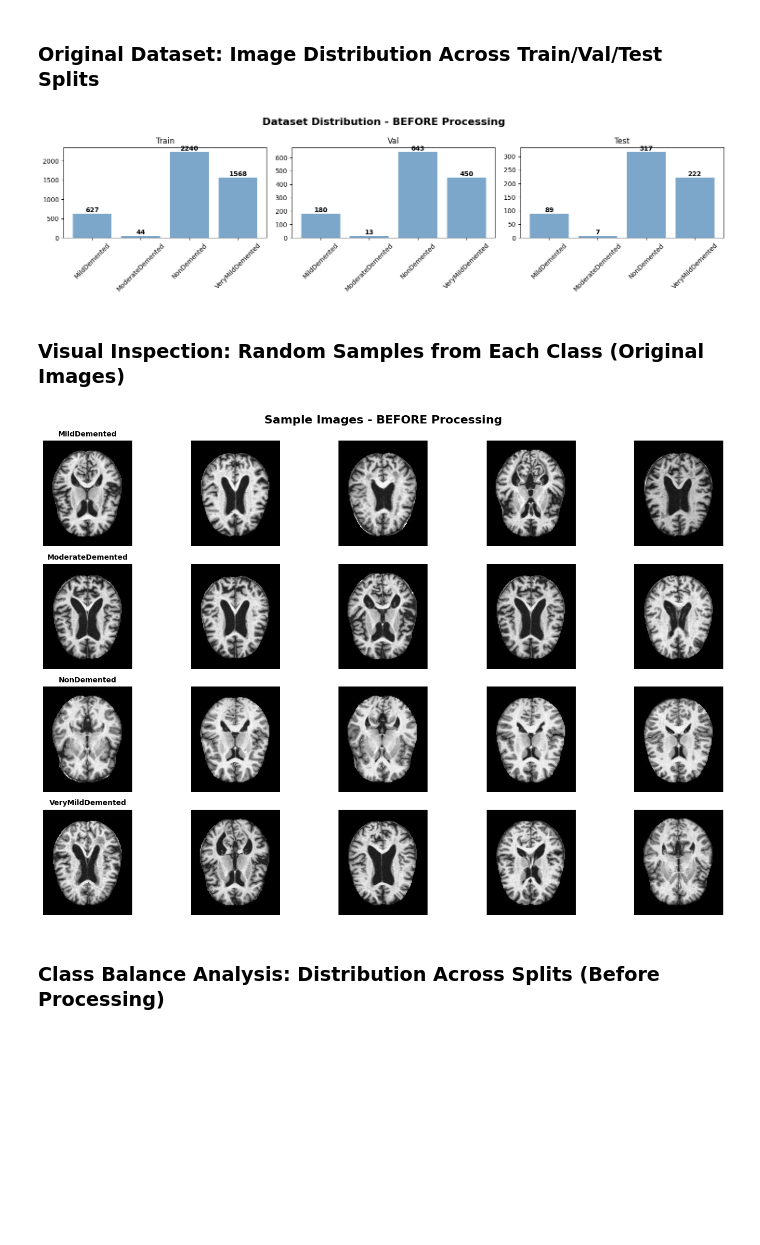
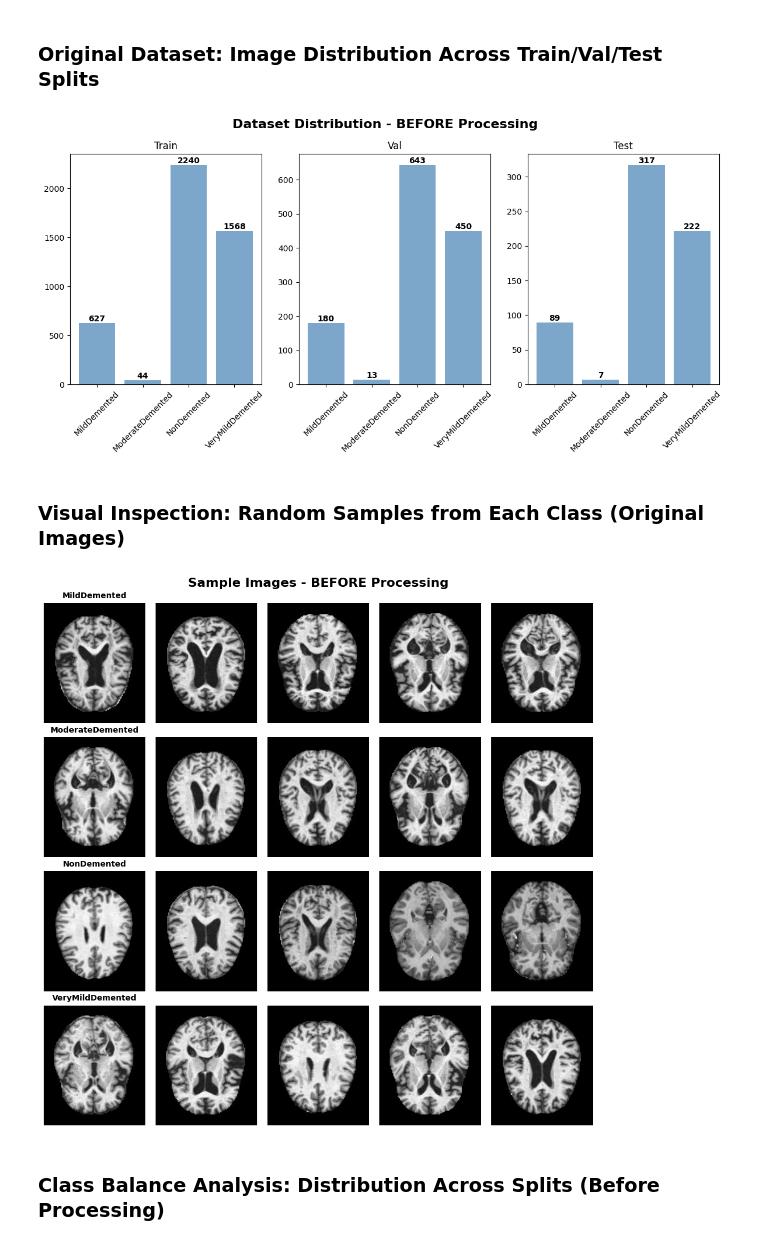
Before and after one commit to mdfirozwadud/alzheimers-detection-cnn, a Jupyter notebook: Milesstone_1.ipynb, the cells around one changed output. Saved outputs shown, nothing was run; the diff lists cells and outputs as text; code cells hidden in the pictures; blank space fills up the shorter version.

```diff
--- a/Milesstone_1.ipynb
+++ b/Milesstone_1.ipynb
@@ -107,23 +108,23 @@ counts = {s: {c: len(os.listdir(f'{output_dir}/{s}/{c}')) for c in classes}
 # %% [markdown]
 ### **Original Dataset: Image Distribution Across Train/Val/Test Splits**
 # %%
-fig, axes = plt.subplots(1, 3, figsize=(15, 4))
+fig, axes = plt.subplots(1, 3, figsize=(12, 6))
 fig.suptitle('Dataset Distribution - BEFORE Processing', fontsize=16, fontweight='bold')
 for ax, (split, data) in zip(axes, counts.items()):
     bars = ax.bar(data.keys(), data.values(), color='steelblue', alpha=0.7)
     ax.set_title(split.capitalize(), fontsize=12)
     ax.tick_params(axis='x', rotation=45)
     for bar in bars:
         h = bar.get_height()
         ax.text(bar.get_x() + bar.get_width()/2, h, int(h), ha='center', va='bottom', fontweight='bold')
 plt.tight_layout()
 plt.show()
 # %% [output]
-[figure, old version]
+[figure, new version]
 # %% [markdown]
 ### **Visual Inspection: Random Samples from Each Class (Original Images)**
 # %%
-fig, axes = plt.subplots(len(classes), 5, figsize=(15, 10))
+fig, axes = plt.subplots(len(classes), 5, figsize=(10, 10))
 fig.suptitle('Sample Images - BEFORE Processing', fontsize=16, fontweight='bold')
 for i, cls in enumerate(classes):
     imgs = random.sample(os.listdir(f'{train_dir}/{cls}'), min(5, len(os.listdir(f'{train_dir}/{cls}'))))
@@ -135,7 +136,7 @@ for i, cls in enumerate(classes):
 plt.tight_layout()
 plt.show()
 # %% [output]
-[figure, old version]
+[figure, new version]
 # %% [markdown]
 ### **Class Balance Analysis: Distribution Across Splits (Before Processing)**
 # %%
```
Also changed, not shown: parts of 32 cells of this notebook.
